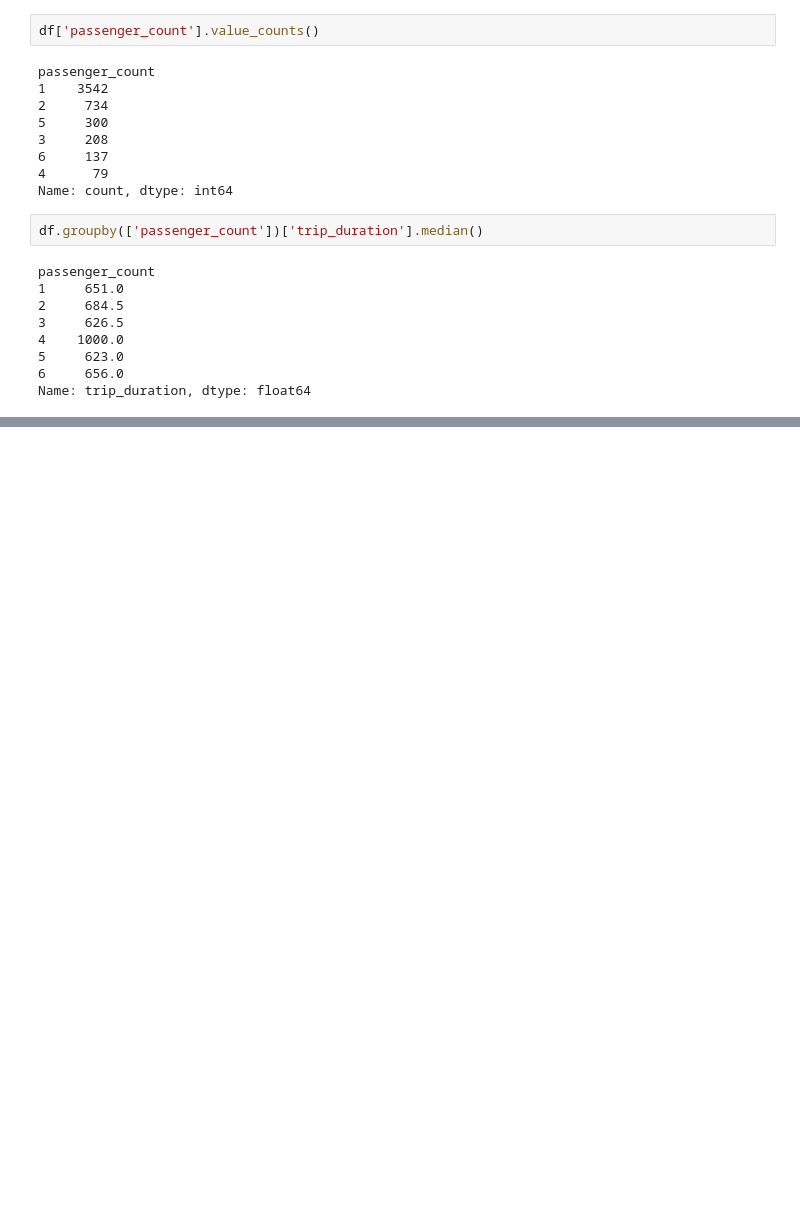
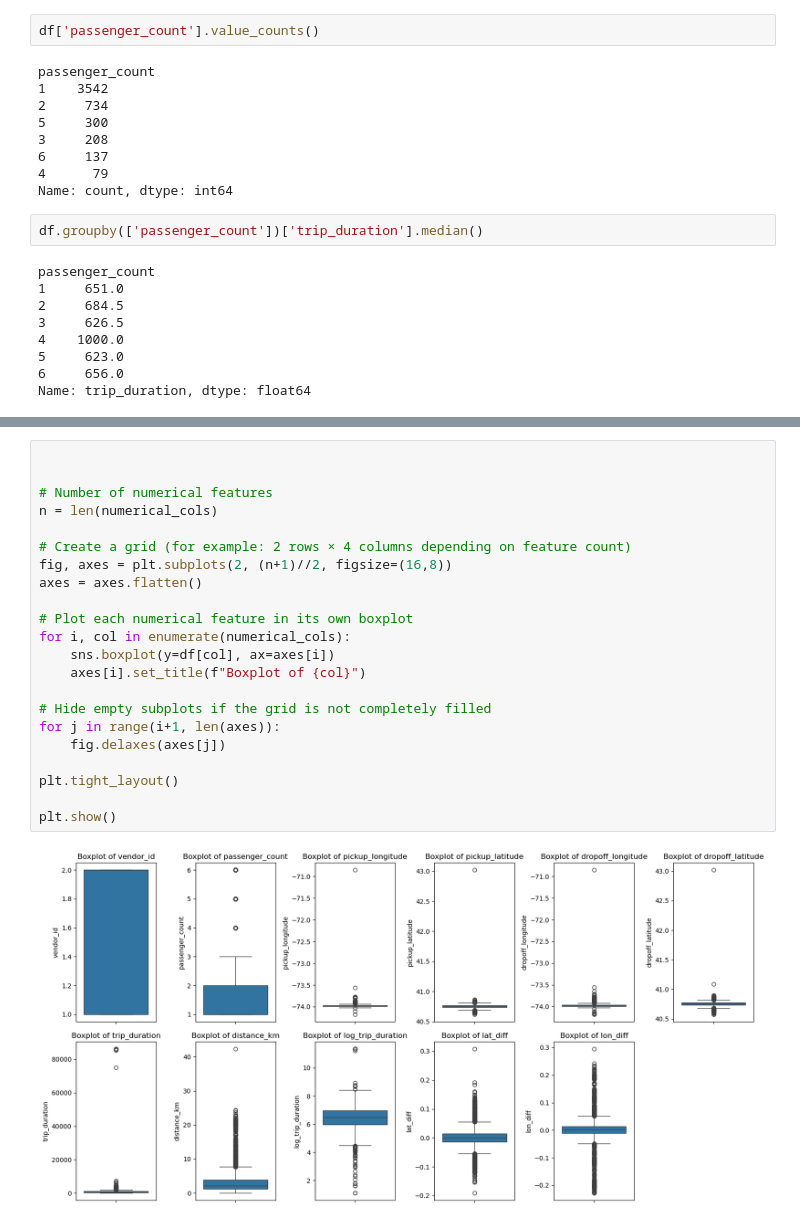
Before and after one commit to yousefJooX/nyc-taxi-trip-duration, a Jupyter notebook: notebooks/01_data_understanding.ipynb, the cells around one changed output, grey strips where cells are left out. Drawn from its saved outputs; the diff is of its cells as text; blank space fills up the shorter version.

```diff
--- a/notebooks/01_data_understanding.ipynb
+++ b/notebooks/01_data_understanding.ipynb
@@ -798,0 +652,24 @@ Continue with:
+# %%
+
+
+# Number of numerical features
+n = len(numerical_cols)
+
+# Create a grid (for example: 2 rows × 4 columns depending on feature count)
+fig, axes = plt.subplots(2, (n+1)//2, figsize=(16,8))
+axes = axes.flatten()
+
+# Plot each numerical feature in its own boxplot
+for i, col in enumerate(numerical_cols):
+    sns.boxplot(y=df[col], ax=axes[i])
+    axes[i].set_title(f"Boxplot of {col}")
+
+# Hide empty subplots if the grid is not completely filled
+for j in range(i+1, len(axes)):
+    fig.delaxes(axes[j])
+
+plt.tight_layout()
+
+plt.show()
+# %% [output]
+[figure, added]
```
Also changed, not shown: parts of 29 cells of this notebook.
